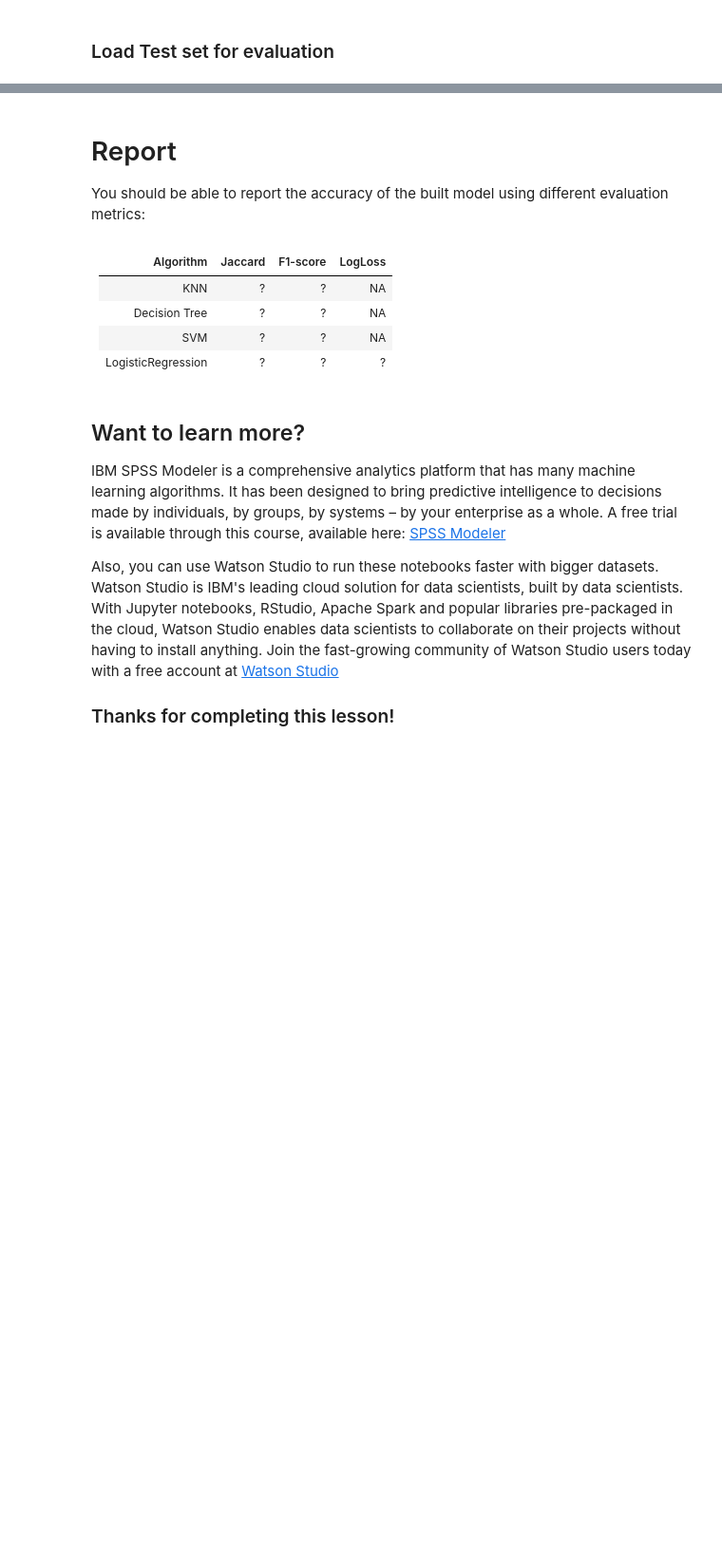
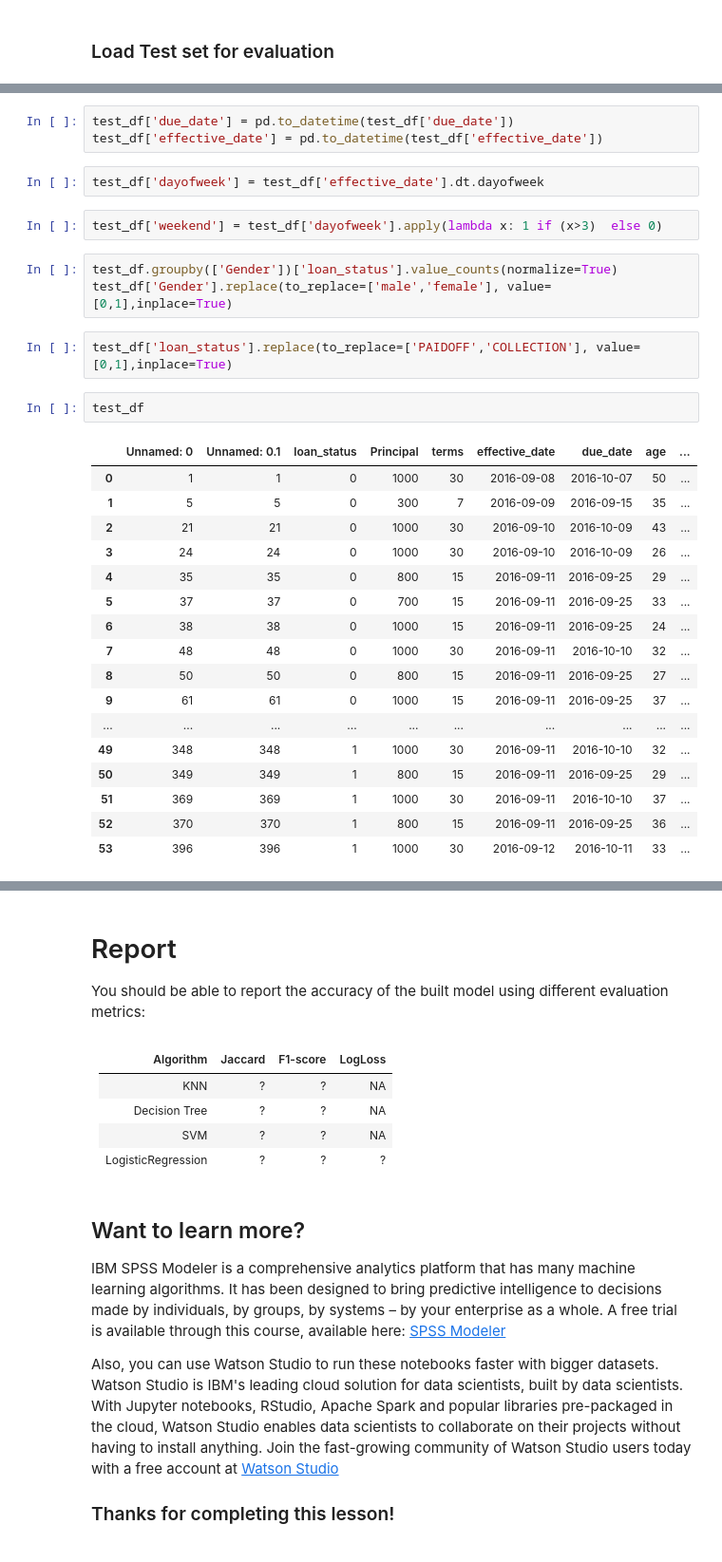
Before and after one commit to akashmaurya517/Coursera_Capstone, a Jupyter notebook: project_loan.ipynb, the cells around one changed output, grey strips where cells are left out. Shown: that part at 95% size. Drawn from its saved outputs; the diff is of its cells as text; blank space fills up the shorter version.

```diff
--- a/project_loan.ipynb
+++ b/project_loan.ipynb
@@ -308,0 +352,32 @@ test_df.head()
+# %%
+test_df['due_date'] = pd.to_datetime(test_df['due_date'])
+test_df['effective_date'] = pd.to_datetime(test_df['effective_date'])
+# %%
+test_df['dayofweek'] = test_df['effective_date'].dt.dayofweek
+# %%
+test_df['weekend'] = test_df['dayofweek'].apply(lambda x: 1 if (x>3)  else 0)
+# %%
+test_df.groupby(['Gender'])['loan_status'].value_counts(normalize=True)
+test_df['Gender'].replace(to_replace=['male','female'], value=[0,1],inplace=True)
+# %%
+test_df['loan_status'].replace(to_replace=['PAIDOFF','COLLECTION'], value=[0,1],inplace=True)
+# %%
+test_df
+# %% [output]
+|  | Unnamed: 0 | Unnamed: 0.1 | loan_status | Principal | terms | effective_date | due_date | age | ... |
+| 0 | 1 | 1 | 0 | 1000 | 30 | 2016-09-08 | 2016-10-07 | 50 | ... |
+| 1 | 5 | 5 | 0 | 300 | 7 | 2016-09-09 | 2016-09-15 | 35 | ... |
+| 2 | 21 | 21 | 0 | 1000 | 30 | 2016-09-10 | 2016-10-09 | 43 | ... |
+| 3 | 24 | 24 | 0 | 1000 | 30 | 2016-09-10 | 2016-10-09 | 26 | ... |
+| 4 | 35 | 35 | 0 | 800 | 15 | 2016-09-11 | 2016-09-25 | 29 | ... |
+| 5 | 37 | 37 | 0 | 700 | 15 | 2016-09-11 | 2016-09-25 | 33 | ... |
+| 6 | 38 | 38 | 0 | 1000 | 15 | 2016-09-11 | 2016-09-25 | 24 | ... |
+| 7 | 48 | 48 | 0 | 1000 | 30 | 2016-09-11 | 2016-10-10 | 32 | ... |
+| 8 | 50 | 50 | 0 | 800 | 15 | 2016-09-11 | 2016-09-25 | 27 | ... |
+| 9 | 61 | 61 | 0 | 1000 | 15 | 2016-09-11 | 2016-09-25 | 37 | ... |
+| ... | ... | ... | ... | ... | ... | ... | ... | ... | ... |
+| 49 | 348 | 348 | 1 | 1000 | 30 | 2016-09-11 | 2016-10-10 | 32 | ... |
+| 50 | 349 | 349 | 1 | 800 | 15 | 2016-09-11 | 2016-09-25 | 29 | ... |
+| 51 | 369 | 369 | 1 | 1000 | 30 | 2016-09-11 | 2016-10-10 | 37 | ... |
+| 52 | 370 | 370 | 1 | 800 | 15 | 2016-09-11 | 2016-09-25 | 36 | ... |
+| 53 | 396 | 396 | 1 | 1000 | 30 | 2016-09-12 | 2016-10-11 | 33 | ... |
```
Also changed, not shown: parts of 28 cells of this notebook.
